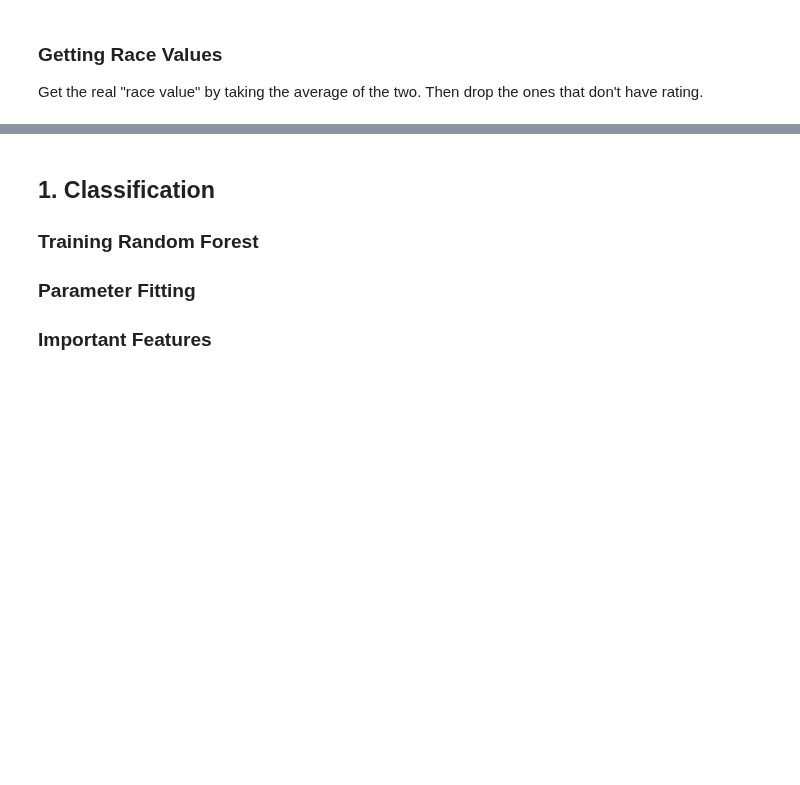
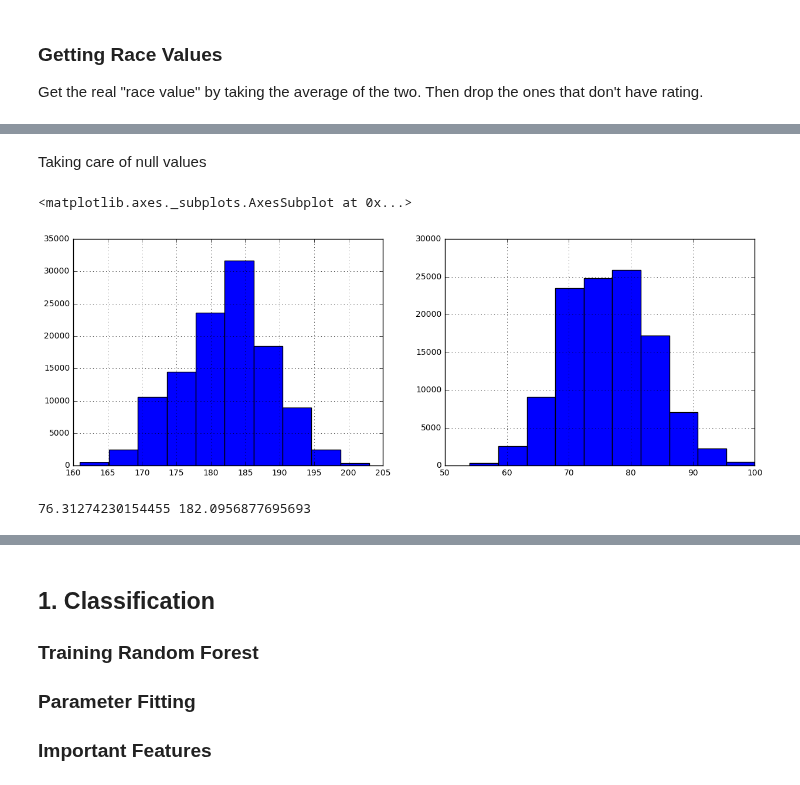
Before and after one commit to kirtanp/ADA-EPFL-2016, a Jupyter notebook: Lab4/soccer_race.ipynb, the cells around one changed output, grey strips where cells are left out. Drawn from its saved outputs; the diff is of its cells as text; code cells hidden in the pictures; blank space fills up the shorter version.

```diff
--- a/Lab4/soccer_race.ipynb
+++ b/Lab4/soccer_race.ipynb
@@ -146,0 +77,4 @@ train_cat_data_df
+# %%
+df_new=df.copy()
+df_new.drop(['rater1','rater2','player','photoID','Alpha_3','birthday', 'refNum'],axis=1, inplace=True)
+df_new.isnull().any()
@@ -146,0 +99,19 @@ train_cat_data_df
+# %% [markdown]
+Taking care of null values
+# %%
+# TODO label axes
+fig, axs = plt.subplots(1,2,  figsize=(15, 5))
+
+df_new['height'].hist(ax=axs[0])
+df_new['weight'].hist(ax=axs[1])
+# %% [output]
+<matplotlib.axes._subplots.AxesSubplot at 0x...>
+[figure, added]
+# %%
+mean_weight = df_new['weight'][df_new.weight.notnull()].mean()
+mean_height = df_new['height'][df_new.height.notnull()].mean()
+print(mean_weight, mean_height)
+df_new['weight'].fillna(mean_weight, inplace=True)
+df_new['height'].fillna(mean_height, inplace=True)
+# %% [output]
+76.31274230154455 182.0956877695693
```
Also changed, not shown: parts of 37 cells of this notebook.
